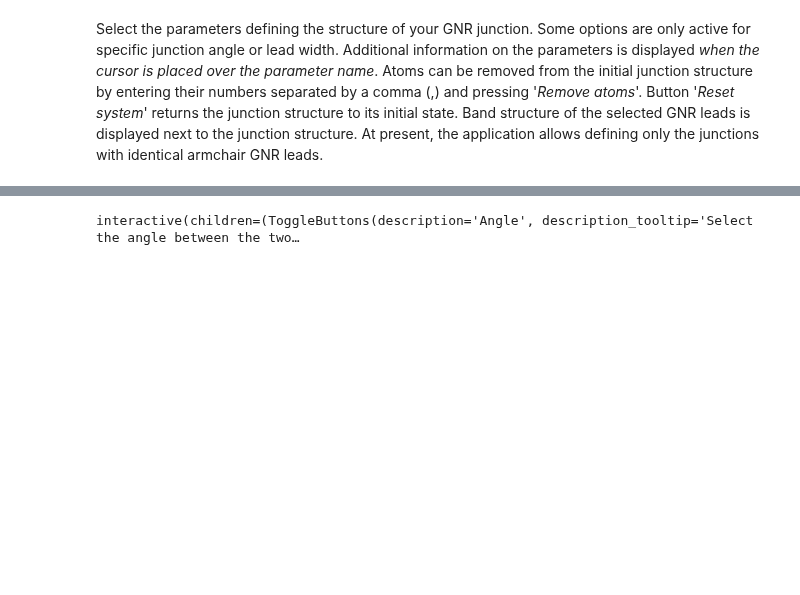
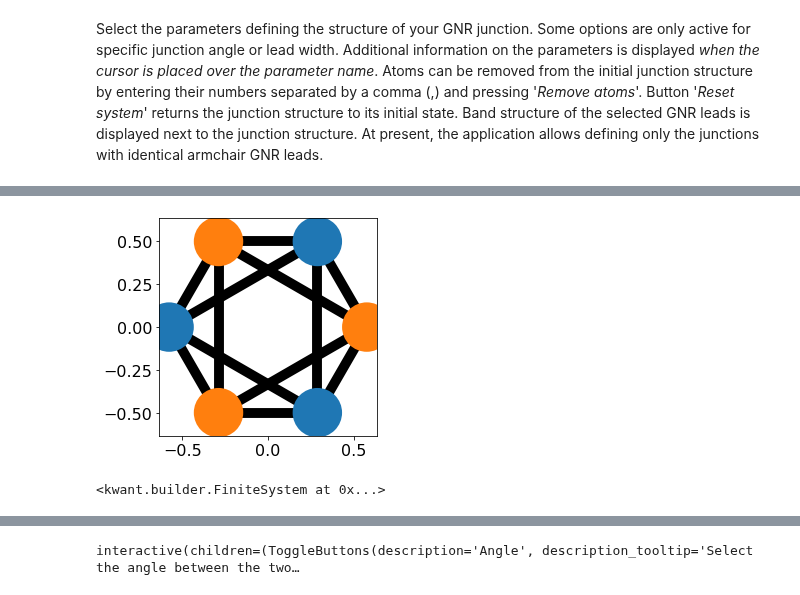
Before and after one commit to KrisCer/Transport_app, a Jupyter notebook: TBETA.ipynb, the cells around one changed output, grey strips where cells are left out. Drawn from its saved outputs; the diff is of its cells as text; code cells hidden in the pictures; blank space fills up the shorter version.

```diff
--- a/TBETA.ipynb
+++ b/TBETA.ipynb
@@ -806,3 +932,27 @@ def ldos_and_current(Energy):
                                         norm=norm,
                                         orientation='vertical')
         cb1.set_label('Local probability current')
+# %%
+t1=2.75
+t2=0.2
+t3=0.1
+v1,v2=(sqrt(3)/2, 0.5), (0, 1)
+p1,p2=(sqrt(3)/3,0),(sqrt(3)/6,-0.5)
+graphene = kwant.lattice.general([v1,v2],[p1,p2],norbs=1)
+a, b = graphene.sublattices
+ysym = kwant.TranslationalSymmetry([-sqrt(3),0])
+sys = kwant.Builder()
+def circle(pos): #define the scattering region dimensions depending on angle
+    x, y = pos
+    return -1<=x<2*sqrt(3)/3 and -0.5<=y<=0.50
+sys[graphene.shape(circle, (0, 0))] = 0
+sys[graphene.neighbors()] = t1
+sys[graphene.neighbors(2)] = t2
+#if H==3:
+    #sys2[graphene.neighbors(2)] = t2
+    #sys2[graphene.neighbors(3)] = t3
+kwant.plotter.plot(sys)
+sys.finalized()
+# %% [output]
+[figure, added]
+<kwant.builder.FiniteSystem at 0x...>
```
Also changed, not shown: parts of 12 cells of this notebook, 1 other file.
